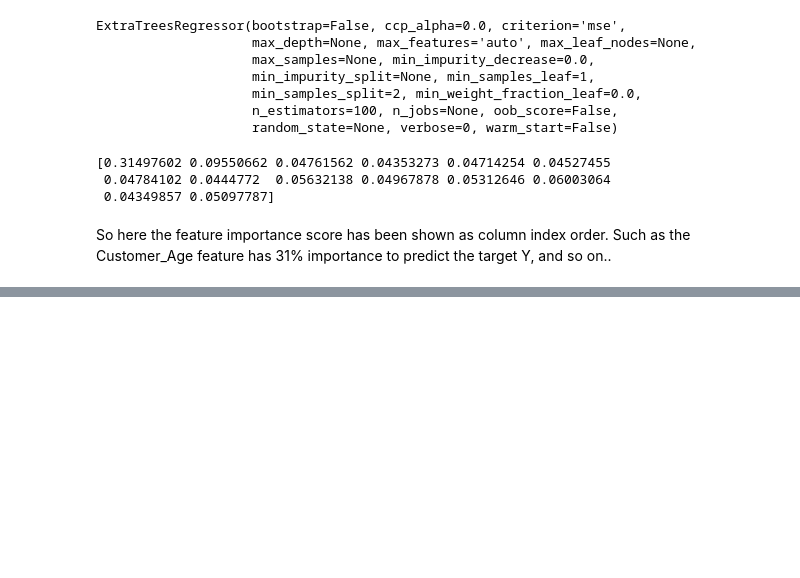
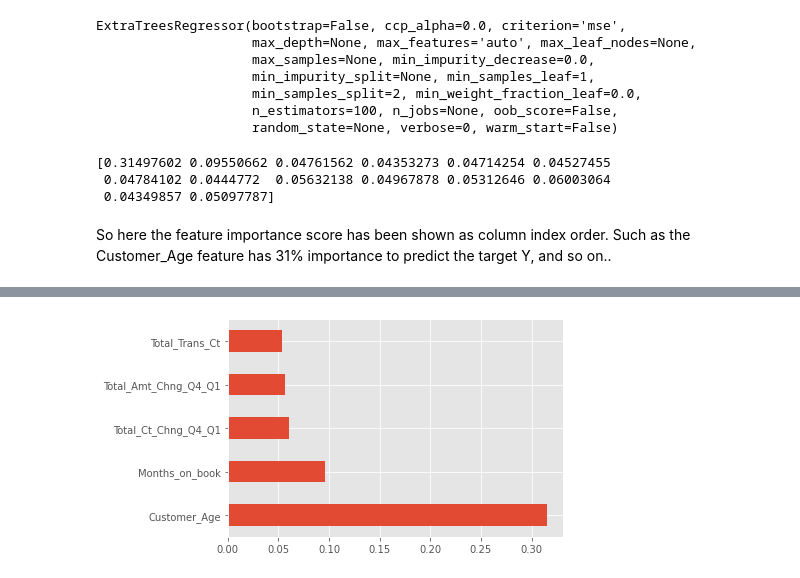
Before and after one commit to abidshafee/DataScienceYouTubeTutorials, a Jupyter notebook: Anomaly_detection_|_dealing_with_outlier.ipynb, the cells around one changed output, grey strips where cells are left out. Drawn from its saved outputs; the diff is of its cells as text; code cells hidden in the pictures; blank space fills up the shorter version.

```diff
--- a/Anomaly_detection_|_dealing_with_outlier.ipynb
+++ b/Anomaly_detection_|_dealing_with_outlier.ipynb
@@ -389,3 +389,10 @@ nm_df.head(2)
 |  | Customer_Age | Months_on_book | Total_Relationship_Count | Months_Inactive_12_mon | Contacts_Count_12_mon | ... |
 | 0 | 45 | 39 | 5 | 1 | 3 | ... |
 | 1 | 49 | 44 | 6 | 1 | 2 | ... |
+# %%
+#plot graph of feature importances for better visualization
+feat_importances = pd.Series(find_imp_ft_model.feature_importances_, index=nm_df.columns)
+feat_importances.nlargest(5).plot(kind='barh')
+plt.show()
+# %% [output]
+[figure, added]
```
Also changed, not shown: parts of 1 cell of this notebook.
